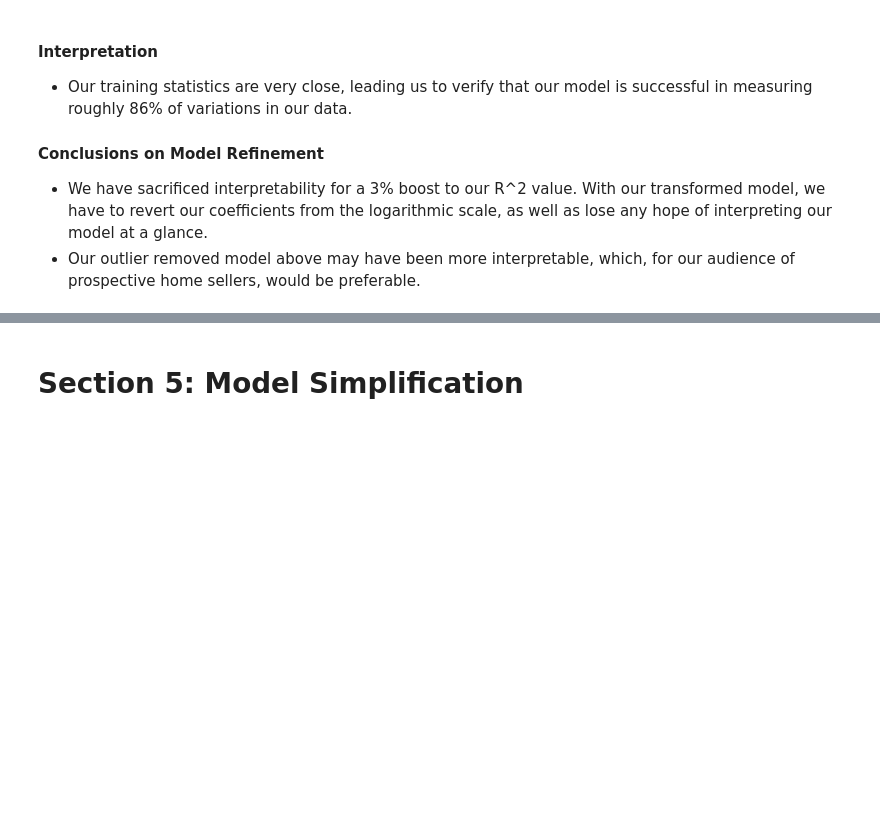
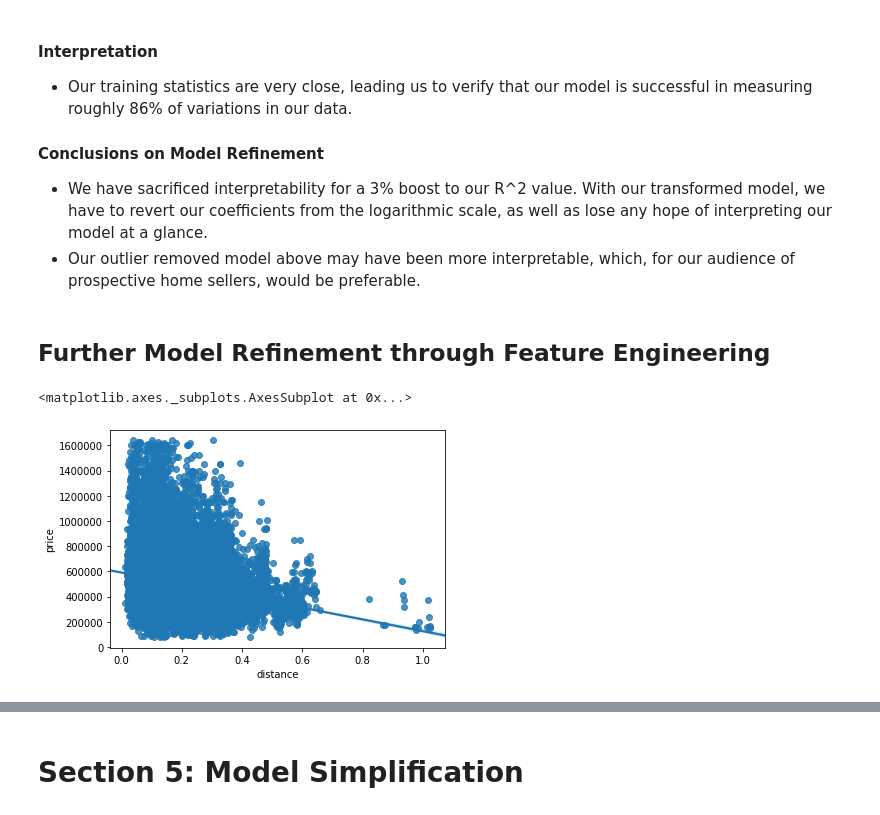
Before and after one commit to RMcAr/dsc-mod-2-project-v2-1-onl01-dtsc-ft-070620, a Jupyter notebook: student.ipynb, the cells around one changed output, grey strips where cells are left out. Saved outputs shown, nothing was run; the diff lists cells and outputs as text; code cells hidden in the pictures; blank space fills up the shorter version.

```diff
--- a/student.ipynb
+++ b/student.ipynb
@@ -943,3 +957,28 @@ Testing Score Acheived: 0.8619334618853643
 #### Conclusions on Model Refinement
 - We have sacrificed interpretability for a 3% boost to our R^2 value. With our transformed model, we have to revert our coefficients from the logarithmic scale, as well as lose any hope of interpreting our model at a glance.
 - Our outlier removed model above may have been more interpretable, which, for our audience of prospective home sellers, would be preferable.
+# %% [markdown]
+## Further Model Refinement through Feature Engineering
+# %%
+#feature engineering
+#distance from city center
+seattle = [47.6062, 122.3321]
+
+#defining a column for distance from city center
+
+distance_list = []
+df_clean.reset_index(inplace = True)
+for i in range(len(df_clean.lat)):
+    lat_diff = abs(df_clean['lat'][i]) - abs(seattle[0])
+    long_diff = abs(df_clean['long'][i]) - abs(seattle[1])
+    lat_diff_sqr = lat_diff * lat_diff
+    long_diff_sqr = long_diff * long_diff
+    distance_sqr = lat_diff_sqr + long_diff_sqr
+    distance = distance_sqr**0.5
+    distance_list.append(distance)
+distance_list
+df_clean['distance'] = distance_list
+sns.regplot(data = df_clean, x = 'distance', y = target)
+# %% [output]
+<matplotlib.axes._subplots.AxesSubplot at 0x...>
+[figure, added]
```
Also changed, not shown: parts of 13 cells of this notebook, 1 other file.
